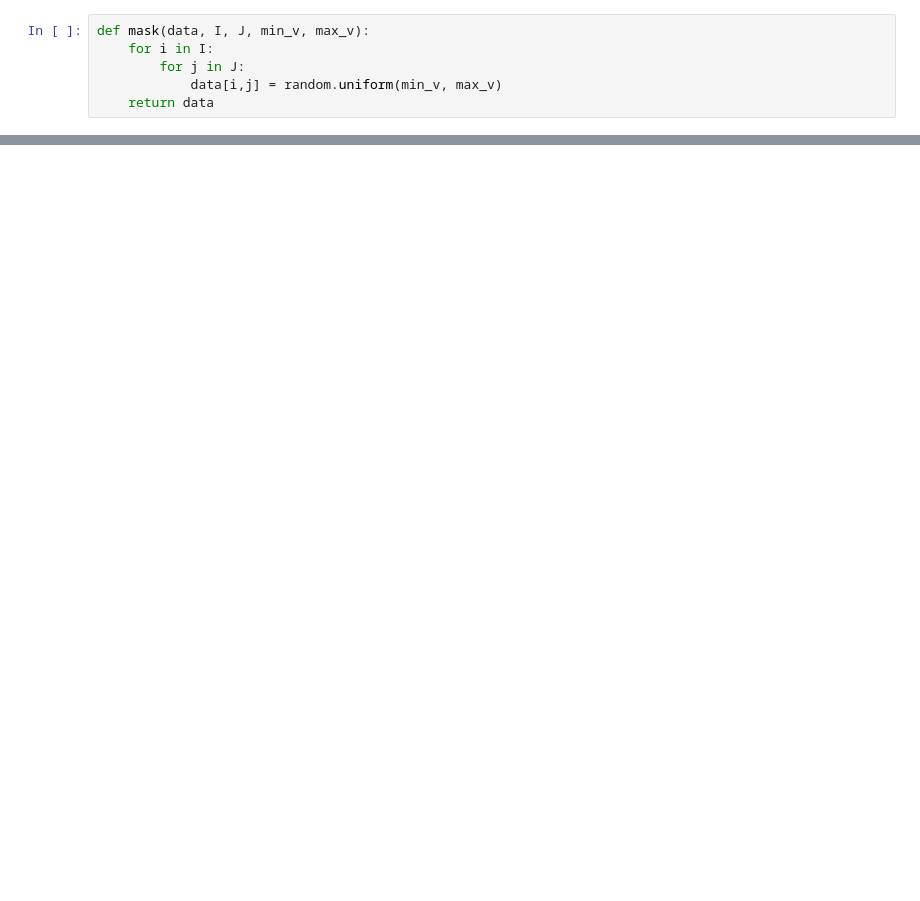
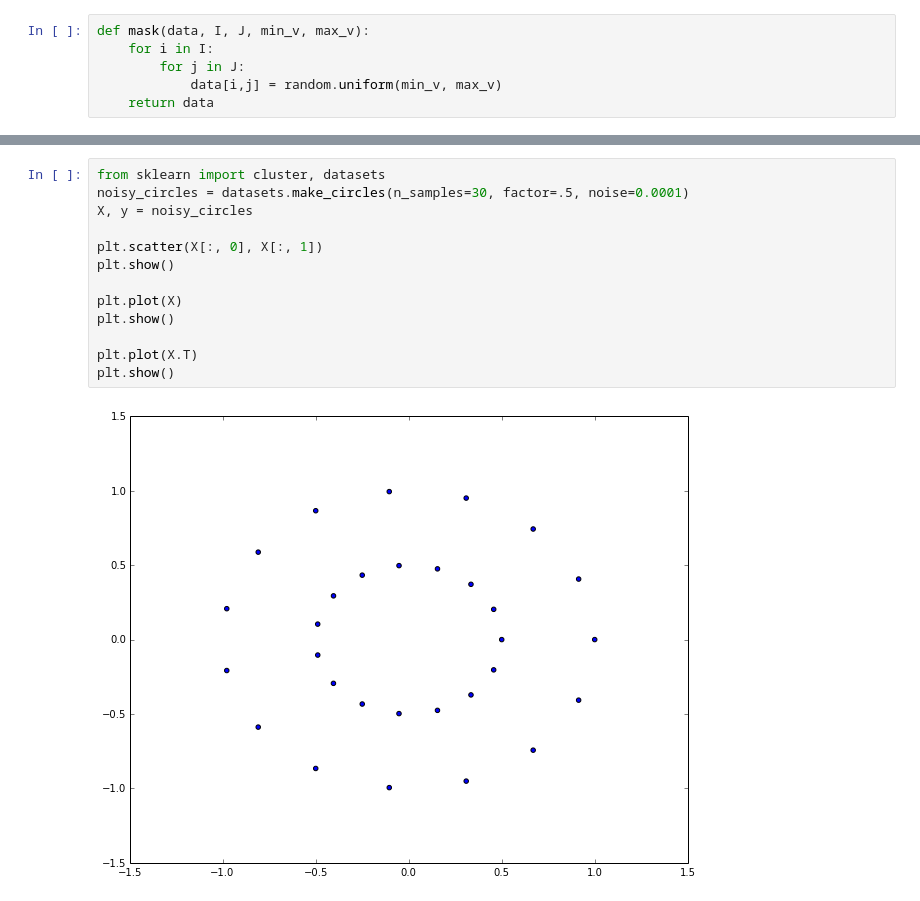
Before and after one commit to lucasbrunialti/biclustering-experiments, a Jupyter notebook: BiclusteringTest.ipynb, the cells around one changed output, grey strips where cells are left out. Saved outputs shown, nothing was run; the diff lists cells and outputs as text; blank space fills up the shorter version.

```diff
--- a/BiclusteringTest.ipynb
+++ b/BiclusteringTest.ipynb
@@ -398,0 +452,15 @@ plt.title("Resulting original dataset")
+# %%
+from sklearn import cluster, datasets
+noisy_circles = datasets.make_circles(n_samples=30, factor=.5, noise=0.0001)
+X, y = noisy_circles
+
+plt.scatter(X[:, 0], X[:, 1])
+plt.show()
+
+plt.plot(X)
+plt.show()
+
+plt.plot(X.T)
+plt.show()
+# %% [output]
+[figure, added]
```
Also changed, not shown: parts of 12 cells of this notebook, 1 other file.
